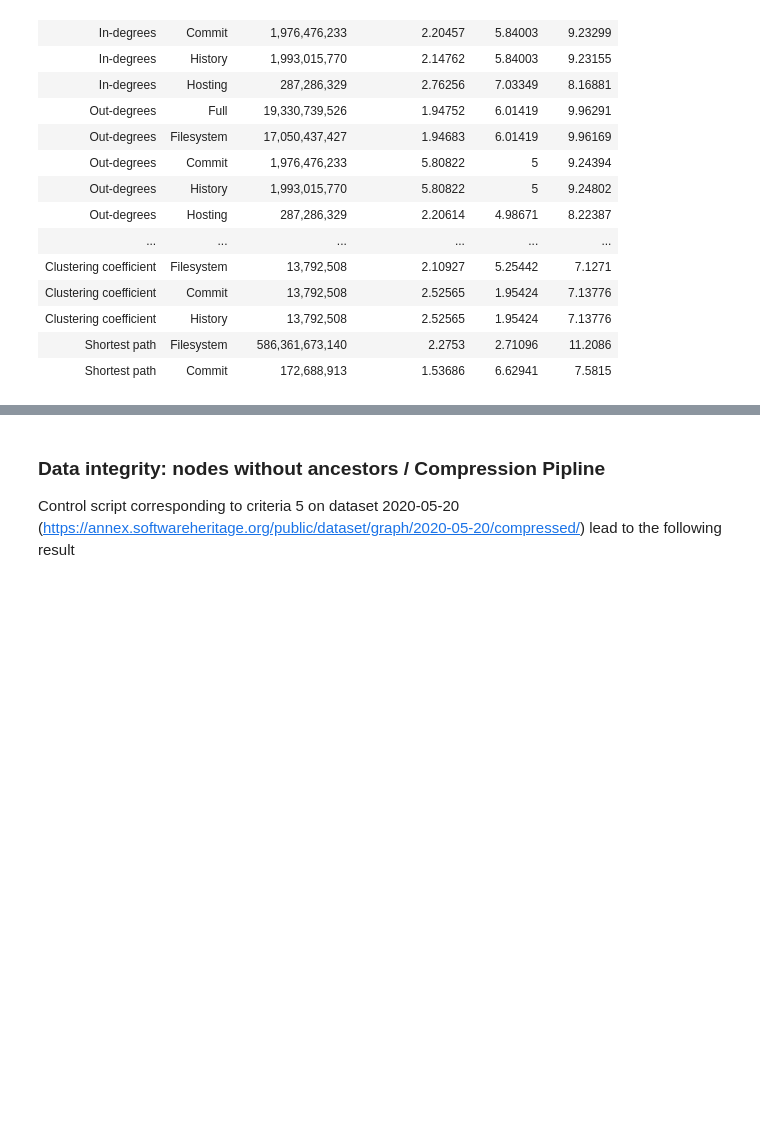
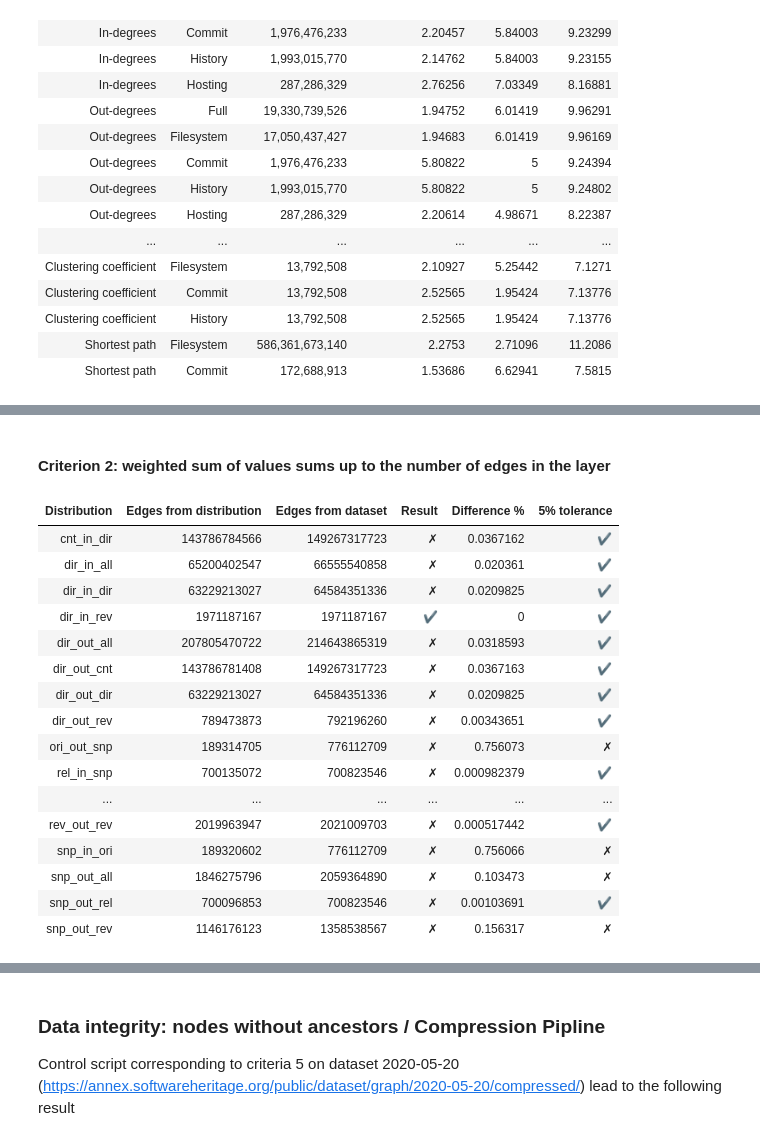
Before and after one commit to seirl/swh-graph-structure, a Jupyter notebook: notebooks/dataintegrity.ipynb, the cells around one changed output, grey strips where cells are left out. Saved outputs shown, nothing was run; the diff lists cells and outputs as text; code cells hidden in the pictures; blank space fills up the shorter version.

```diff
--- a/notebooks/dataintegrity.ipynb
+++ b/notebooks/dataintegrity.ipynb
@@ -488,0 +229,15 @@ Control status : Successful
+# %%
+table = []
+for name in inout_per_type:
+    dist = d(DATASET / f'inout/per_type/{name}.txt')
+    src, direction, dst = name.split('_')
+    sum_y = int(np.sum(dist.y))
+    table.append([
+        name, sum_y, node_stats[src], checkmark(sum_y == node_stats[src])
+    ])
+
+display(HTML(tabulate.tabulate(
+    table,
+    headers=["Distribution", "Nodes from distribution", "Nodes from dataset", "Result"],
+    tablefmt='unsafehtml'
+)))
@@ -488,0 +262,46 @@ Control status : Successful
+# %% [markdown]
+#### Criterion 2: weighted sum of values sums up to the number of edges in the layer
+# %%
+table = []
+for name in inout_per_type:
+    dist = d(DATASET / f'inout/per_type/{name}.txt')
+    src, direction, dst = name.split('_')
+    computed_edges = int(np.sum(dist.x * dist.y))
+    expected_edges = sum(
+        v
+        for k, v in edge_stats.items()
+        if k.split(':')[direction == 'in'] == src
+        and (dst == 'all' or k.split(':')[direction != 'in'] == dst)
+    )
+    table.append([
+        name,
+        computed_edges,
+        expected_edges,
+        checkmark(computed_edges == expected_edges),
+        abs(computed_edges - expected_edges) / max(computed_edges, expected_edges),
+        checkmark(abs(computed_edges - expected_edges) / max(computed_edges, expected_edges) < 0.05)
+    ])
+
+display(HTML(tabulate.tabulate(
+    table,
+    headers=["Distribution", "Edges from distribution", "Edges from dataset", "Result", "Difference %", "5% tolerance"],
+    tablefmt='unsafehtml'
+)))
+# %% [output]
+| Distribution | Edges from distribution | Edges from dataset | Result | Difference % | 5% tolerance |
+| cnt_in_dir | 143786784566 | 149267317723 | ✗ | 0.0367162 | ✔ |
+| dir_in_all | 65200402547 | 66555540858 | ✗ | 0.020361 | ✔ |
+| dir_in_dir | 63229213027 | 64584351336 | ✗ | 0.0209825 | ✔ |
+| dir_in_rev | 1971187167 | 1971187167 | ✔ | 0 | ✔ |
+| dir_out_all | 207805470722 | 214643865319 | ✗ | 0.0318593 | ✔ |
+| dir_out_cnt | 143786781408 | 149267317723 | ✗ | 0.0367163 | ✔ |
+| dir_out_dir | 63229213027 | 64584351336 | ✗ | 0.0209825 | ✔ |
+| dir_out_rev | 789473873 | 792196260 | ✗ | 0.00343651 | ✔ |
+| ori_out_snp | 189314705 | 776112709 | ✗ | 0.756073 | ✗ |
+| rel_in_snp | 700135072 | 700823546 | ✗ | 0.000982379 | ✔ |
+| ... | ... | ... | ... | ... | ... |
+| rev_out_rev | 2019963947 | 2021009703 | ✗ | 0.000517442 | ✔ |
+| snp_in_ori | 189320602 | 776112709 | ✗ | 0.756066 | ✗ |
+| snp_out_all | 1846275796 | 2059364890 | ✗ | 0.103473 | ✗ |
+| snp_out_rel | 700096853 | 700823546 | ✗ | 0.00103691 | ✔ |
+| snp_out_rev | 1146176123 | 1358538567 | ✗ | 0.156317 | ✗ |
```
Also changed, not shown: parts of 39 cells of this notebook, 5 other files.
